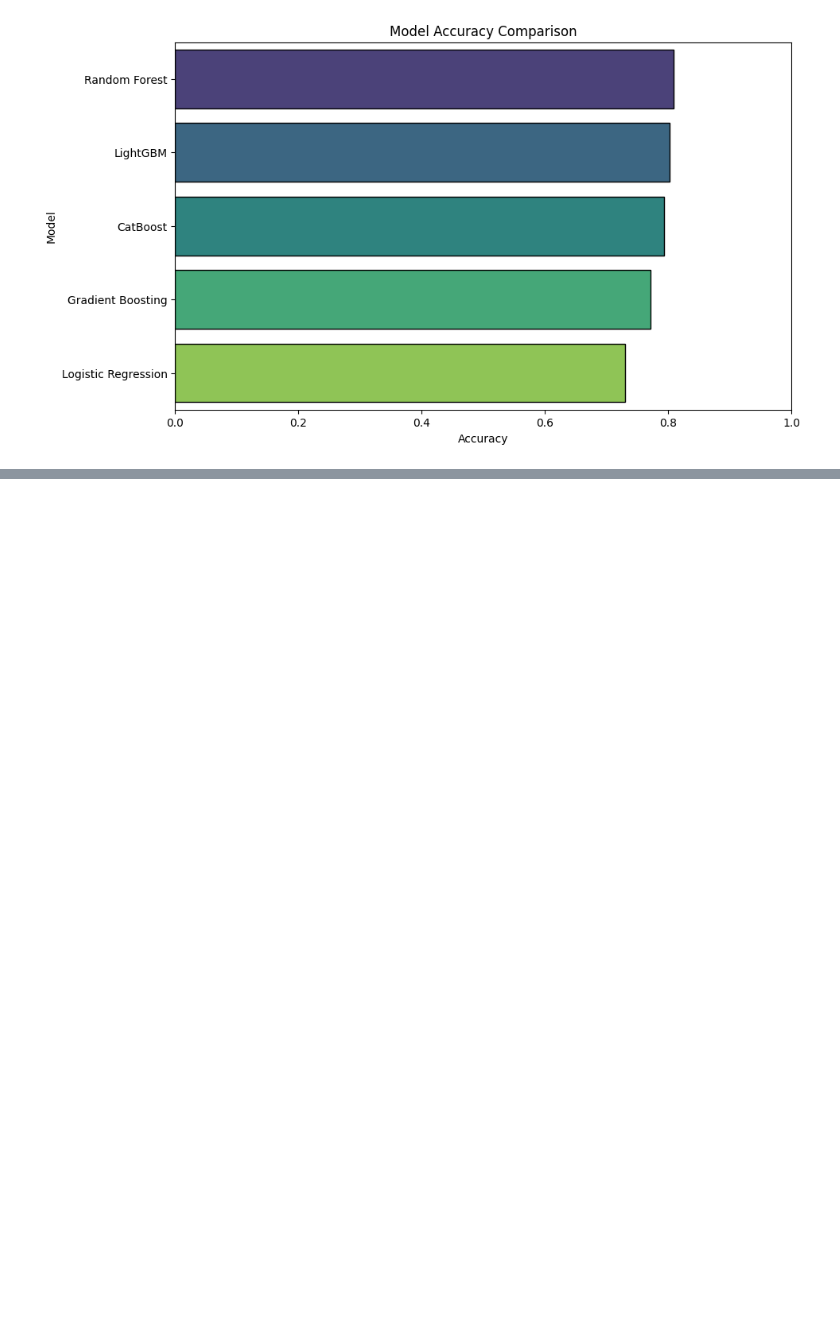
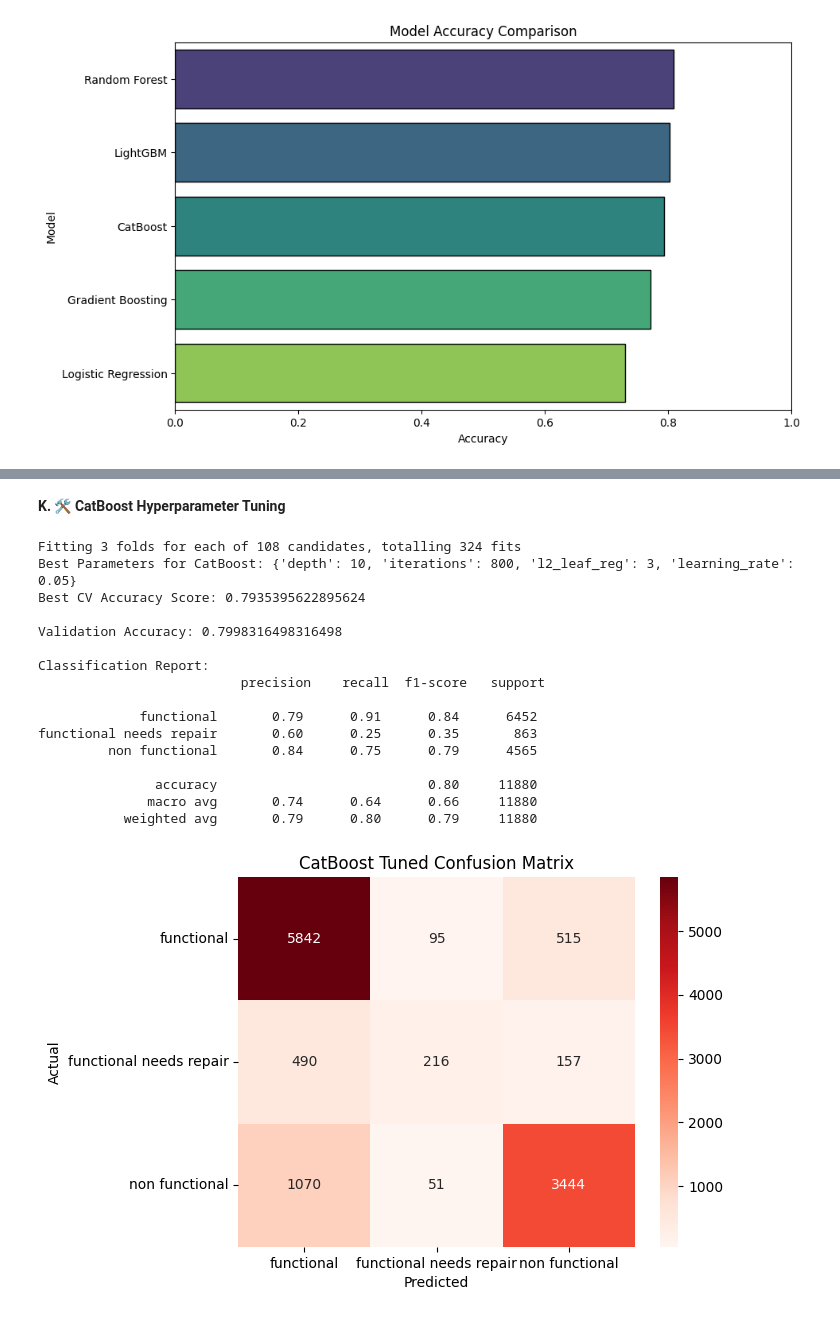
Before and after one commit to albert-raphael/water-pump, a Jupyter notebook: Notebooks/water-pump.ipynb, the cells around one changed output, grey strips where cells are left out. Drawn from its saved outputs; the diff is of its cells as text; code cells hidden in the pictures; blank space fills up the shorter version.

```diff
--- a/Notebooks/water-pump.ipynb
+++ b/Notebooks/water-pump.ipynb
@@ -1102,0 +1225,79 @@ NameError: name 'label_df2gt' is not defined
+# %% [markdown]
+**K. 🛠️ CatBoost Hyperparameter Tuning**
+# %%
+from catboost import CatBoostClassifier
+from sklearn.model_selection import GridSearchCV
+
+# ================================
+# 1. Define parameter grid
+# ================================
+param_grid_cat = {
+    'iterations': [200, 500, 800],       # number of trees
+    'depth': [4, 6, 8, 10],              # depth of trees
+    'learning_rate': [0.01, 0.05, 0.1],  # step size
+    'l2_leaf_reg': [1, 3, 5]             # L2 regularization
+}
+
+# ================================
+# 2. Initialize CatBoost classifier
+# ================================
+cat_model = CatBoostClassifier(random_state=42, silent=True)
+
+# ================================
+# 3. Setup GridSearchCV
+# ================================
+grid_cat = GridSearchCV(
+    estimator=cat_model,
+    param_grid=param_grid_cat,
+    scoring='accuracy',  # optimize for accuracy
+    cv=3,
+    n_jobs=-1,
+    verbose=1
+)
+
+# ================================
+# 4. Fit GridSearchCV on training data
+# ================================
+grid_cat.fit(X_train, y_train)
+
+# ================================
+# 5. Best parameters and score
+# ================================
+print("Best Parameters for CatBoost:", grid_cat.best_params_)
+print("Best CV Accuracy Score:", grid_cat.best_score_)
+
+# ================================
+# 6. Evaluate on validation set
+# ================================
+best_cat = grid_cat.best_estimator_
+y_pred_best_cat = best_cat.predict(X_val)
+
+print("\nValidation Accuracy:", accuracy_score(y_val, y_pred_best_cat))
+print("\nClassification Report:\n", classification_report(y_val, y_pred_best_cat))
+
+# Confusion matrix
+cm_best_cat = confusion_matrix(y_val, y_pred_best_cat)
+sns.heatmap(cm_best_cat, annot=True, fmt='d', cmap='Reds',
+            xticklabels=best_cat.classes_, yticklabels=best_cat.classes_)
+plt.title("CatBoost Tuned Confusion Matrix")
+plt.ylabel("Actual")
+plt.xlabel("Predicted")
+plt.show()
+# %% [output]
+Fitting 3 folds for each of 108 candidates, totalling 324 fits
+Best Parameters for CatBoost: {'depth': 10, 'iterations': 800, 'l2_leaf_reg': 3, 'learning_rate': 0.05}
+Best CV Accuracy Score: 0.7935395622895624
+
+Validation Accuracy: 0.7998316498316498
+
+Classification Report:
+                          precision    recall  f1-score   support
+
+             functional       0.79      0.91      0.84      6452
+functional needs repair       0.60      0.25      0.35       863
+         non functional       0.84      0.75      0.79      4565
+
+               accuracy                           0.80     11880
+              macro avg       0.74      0.64      0.66     11880
+           weighted avg       0.79      0.80      0.79     11880
+[figure, added]
```
Also changed, not shown: parts of 34 cells of this notebook.
